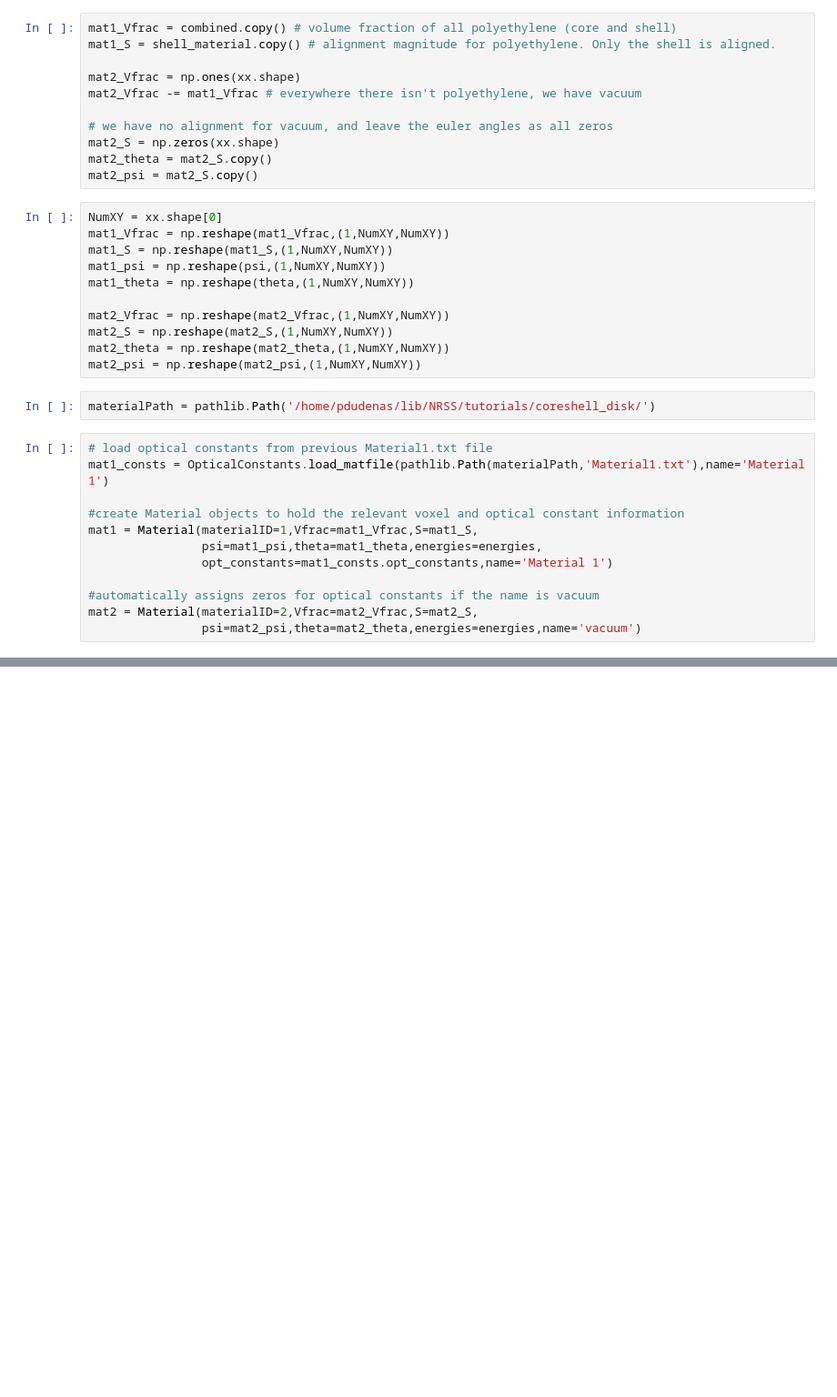
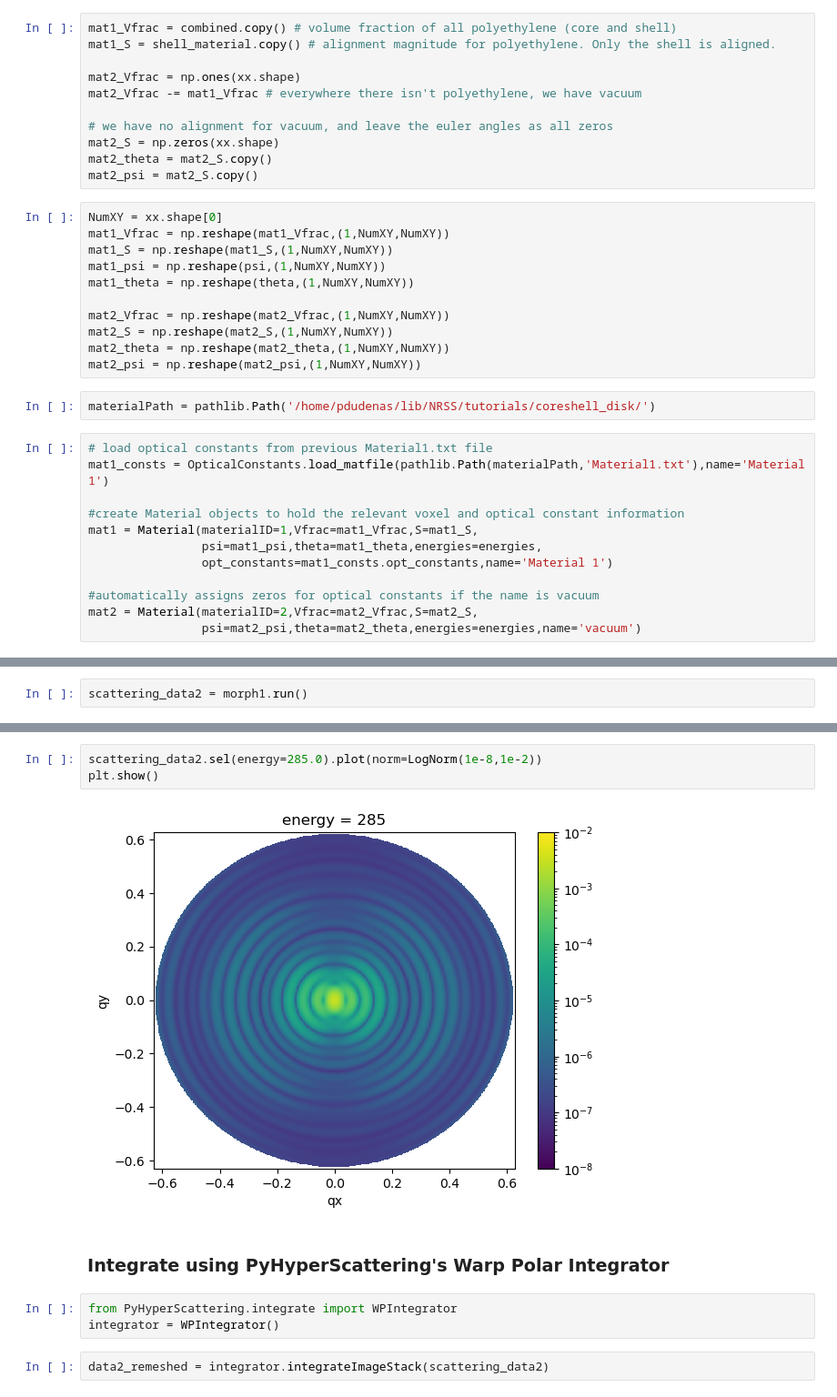
Before and after one commit to usnistgov/NRSS, a Jupyter notebook: tutorials/pybind/MorphologyClass.ipynb, the cells around one changed output, grey strips where cells are left out. Shown at 91% size. Cells and saved outputs as stored; diff of their text form; blank space fills up the shorter version.

```diff
--- a/tutorials/pybind/MorphologyClass.ipynb
+++ b/tutorials/pybind/MorphologyClass.ipynb
@@ -190,0 +175,2 @@ scattering_data.sel(energy=285.0).plot(norm=LogNorm(1e-8,1e-2))
+# %%
+scattering_data2 = morph1.run()
@@ -190,0 +195,12 @@ scattering_data.sel(energy=285.0).plot(norm=LogNorm(1e-8,1e-2))
+# %%
+scattering_data2.sel(energy=285.0).plot(norm=LogNorm(1e-8,1e-2))
+plt.show()
+# %% [output]
+[figure, added]
+# %% [markdown]
+### Integrate using PyHyperScattering's Warp Polar Integrator
+# %%
+from PyHyperScattering.integrate import WPIntegrator
+integrator = WPIntegrator()
+# %%
+data2_remeshed = integrator.integrateImageStack(scattering_data2)
```
Also changed, not shown: parts of 30 cells of this notebook.
